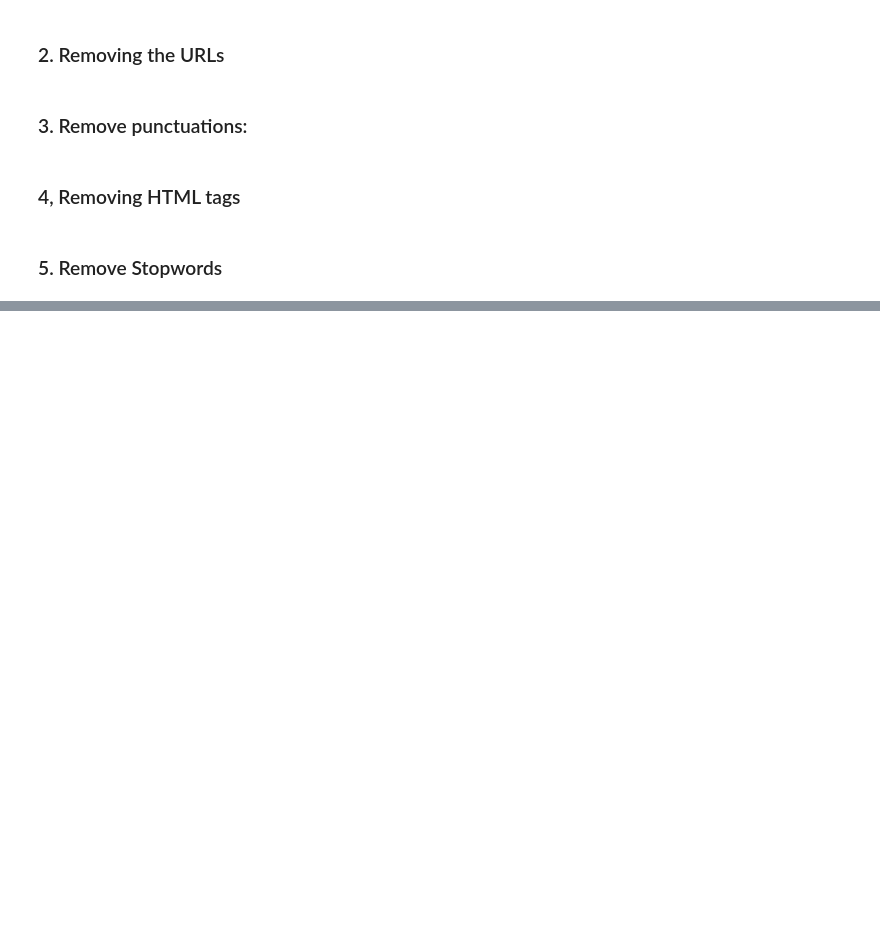
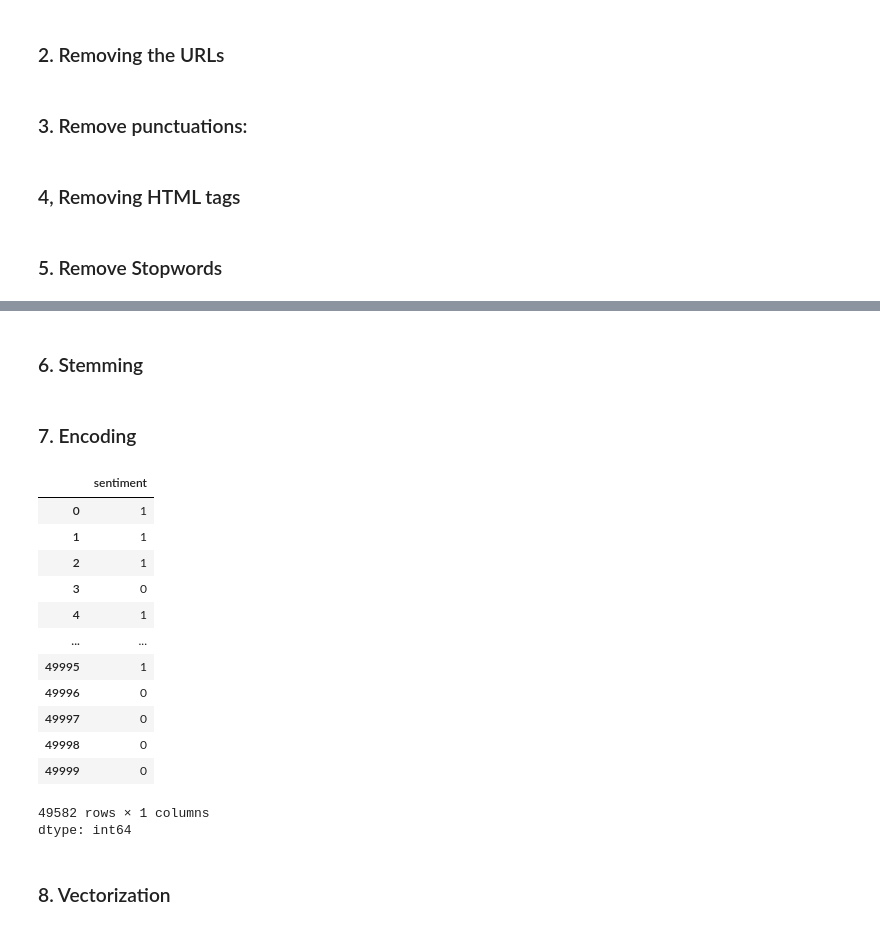
Before and after one commit to CodeByMehra/AiMl, a Jupyter notebook: 06_Deep Learning/06_RNN_MinorProject.ipynb, the cells around one changed output, grey strips where cells are left out. Drawn from its saved outputs; the diff is of its cells as text; code cells hidden in the pictures; blank space fills up the shorter version.

```diff
--- a/06_Deep Learning/06_RNN_MinorProject.ipynb
+++ b/06_Deep Learning/06_RNN_MinorProject.ipynb
@@ -3,7 +3,7 @@
 # %%
 import pandas as pd
 # %%
-df = pd.read_csv("IMDB Dataset.csv")
+df = pd.read_csv("/IMDB Dataset.csv")
 # %%
 df.shape
 # %% [output]
@@ -108,0 +114,50 @@ df.head()
+# %% [markdown]
+### 6. Stemming
+# %%
+# Converting words to their base form using very famous algorithm - potter stemming
+
+from nltk.stem import PorterStemmer
+
+def stemming(text):
+    stemmer = PorterStemmer()
+    stemmed_words = []
+
+    tokens = word_tokenize(text)
+
+    for word in tokens:
+        stemmed_word = stemmer.stem(word)
+        stemmed_words.append(stemmed_word)
+
+    return " ".join(stemmed_words)
+
+
+df["review"] = df["review"].apply(stemming)
+# %% [markdown]
+### 7. Encoding
+# %%
+from sklearn.preprocessing import LabelEncoder
+
+le = LabelEncoder()
+
+df["sentiment"] = le.fit_transform(df["sentiment"])
+# %%
+y= df["sentiment"]
+# %%
+y
+# %% [output]
+|  | sentiment |
+| 0 | 1 |
+| 1 | 1 |
+| 2 | 1 |
+| 3 | 0 |
+| 4 | 1 |
+| ... | ... |
+| 49995 | 1 |
+| 49996 | 0 |
+| 49997 | 0 |
+| 49998 | 0 |
+| 49999 | 0 |
+49582 rows × 1 columns
+dtype: int64
+# %% [markdown]
+### 8. Vectorization
```
Also changed, not shown: parts of 4 cells of this notebook.
